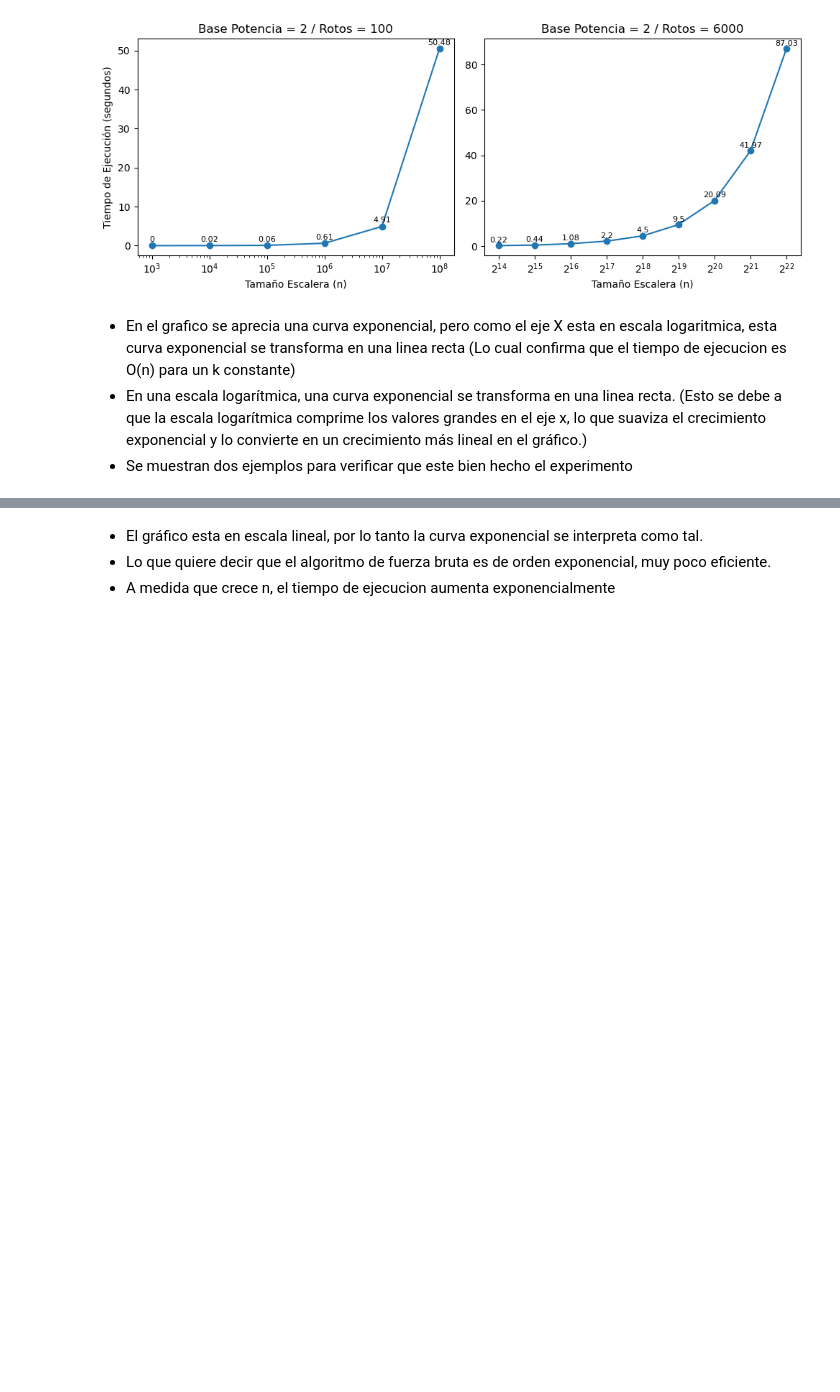
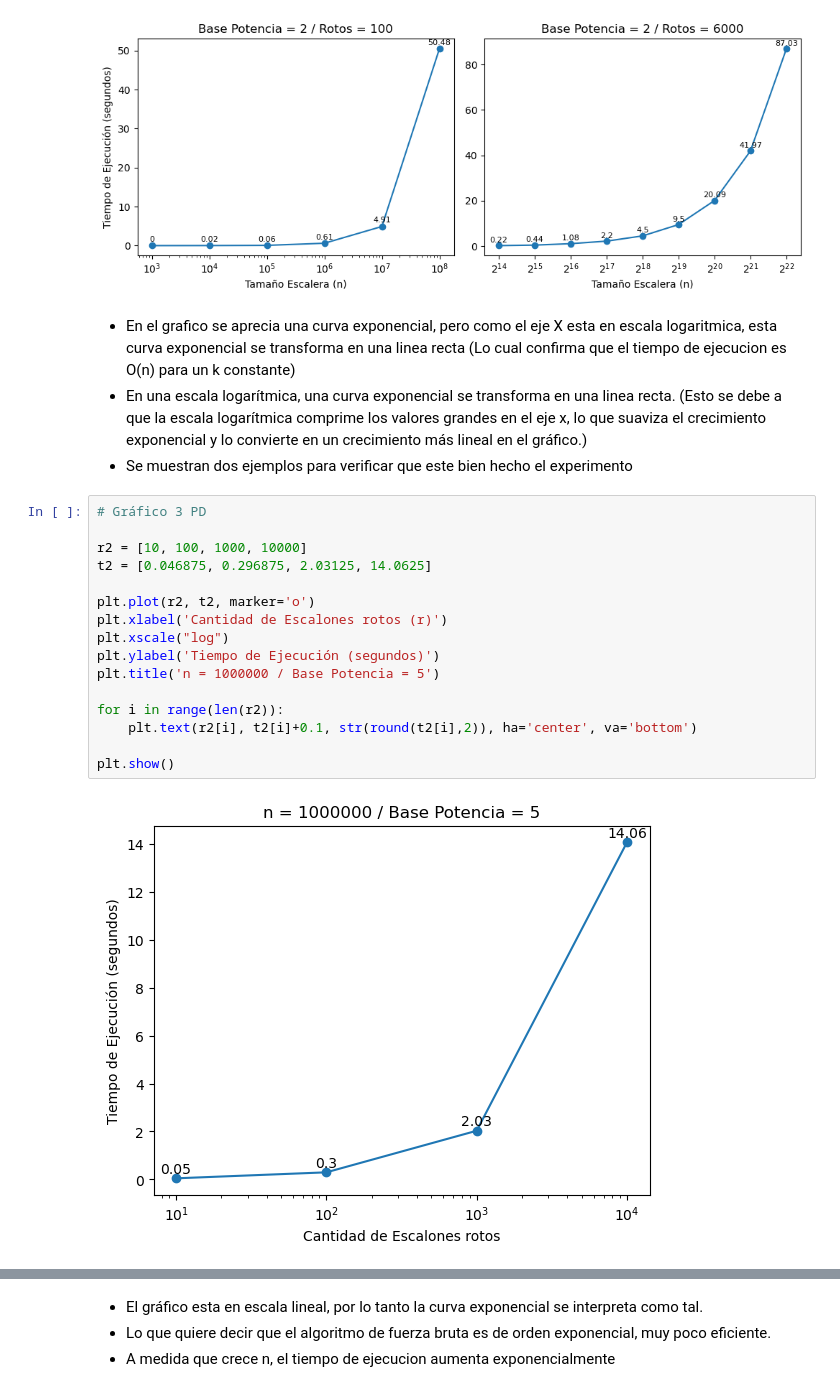
Before and after one commit to PipeCordova/Tarea_INFO145_2023_I, a Jupyter notebook: Subiendo la Escalera/Graficos/Gráficos.ipynb, the cells around one changed output, grey strips where cells are left out. Cells and saved outputs as stored; diff of their text form; blank space fills up the shorter version.

```diff
--- a/Subiendo la Escalera/Graficos/Gráficos.ipynb
+++ b/Subiendo la Escalera/Graficos/Gráficos.ipynb
@@ -45,4 +45,22 @@ plt.show()
 - En el grafico se aprecia una curva exponencial, pero como el eje X esta en escala logaritmica, esta curva exponencial se transforma en una linea recta (Lo cual confirma que el tiempo de ejecucion es O(n) para un k constante)
 - En una escala logarítmica, una curva exponencial se transforma en una linea recta. (Esto se debe a que la escala logarítmica comprime los valores grandes en el eje x, lo que suaviza el crecimiento exponencial y lo convierte en un crecimiento más lineal en el gráfico.)
 - Se muestran dos ejemplos para verificar que este bien hecho el experimento
+# %%
+# Gráfico 3 PD
+
+r2 = [10, 100, 1000, 10000]
+t2 = [0.046875, 0.296875, 2.03125, 14.0625]
+
+plt.plot(r2, t2, marker='o')
+plt.xlabel('Cantidad de Escalones rotos (r)')
+plt.xscale("log")
+plt.ylabel('Tiempo de Ejecución (segundos)')
+plt.title('n = 1000000 / Base Potencia = 5')
+
+for i in range(len(r2)):
+    plt.text(r2[i], t2[i]+0.1, str(round(t2[i],2)), ha='center', va='bottom')
+
+plt.show()
+# %% [output]
+[figure, added]
 # %%
```
Also changed, not shown: parts of 2 cells of this notebook.
